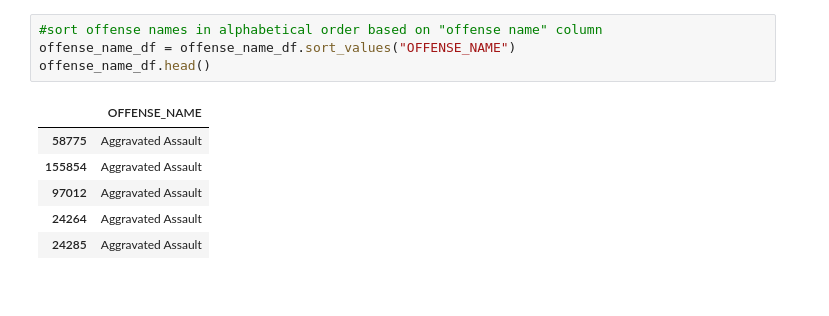
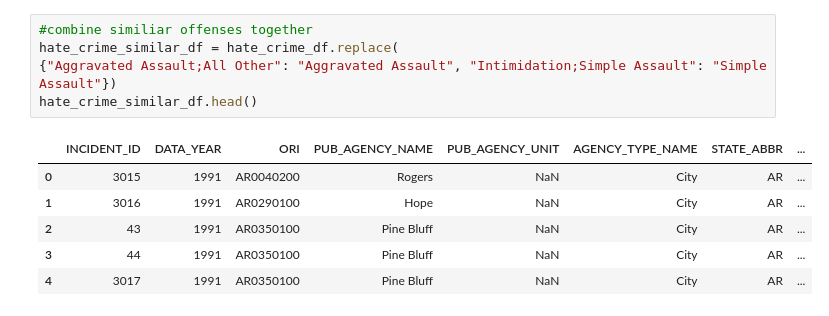
Before and after one commit to sjplaza/privateinvestigators, a Jupyter notebook: Most crimes(top 5).ipynb, the cells around one changed output. Drawn from its saved outputs; the diff is of its cells as text.

```diff
--- a/Most crimes(top 5).ipynb
+++ b/Most crimes(top 5).ipynb
@@ -115,11 +87,12 @@ Name: OFFENSE_NAME, Length: 332, dtype: int64
-# %%
-#sort offense names in alphabetical order based on "offense name" column
-offense_name_df = offense_name_df.sort_values("OFFENSE_NAME")
-offense_name_df.head()
-# %% [output]
-|  | OFFENSE_NAME |
-| 58775 | Aggravated Assault |
-| 155854 | Aggravated Assault |
-| 97012 | Aggravated Assault |
-| 24264 | Aggravated Assault |
-| 24285 | Aggravated Assault |
+# %%
+#combine similiar offenses together
+hate_crime_similar_df = hate_crime_df.replace(
+{"Aggravated Assault;All Other": "Aggravated Assault", "Intimidation;Simple Assault": "Simple Assault"})
+hate_crime_similar_df.head()
+# %% [output]
+|  | INCIDENT_ID | DATA_YEAR | ORI | PUB_AGENCY_NAME | PUB_AGENCY_UNIT | AGENCY_TYPE_NAME | STATE_ABBR | ... |
+| 0 | 3015 | 1991 | AR0040200 | Rogers | NaN | City | AR | ... |
+| 1 | 3016 | 1991 | AR0290100 | Hope | NaN | City | AR | ... |
+| 2 | 43 | 1991 | AR0350100 | Pine Bluff | NaN | City | AR | ... |
+| 3 | 44 | 1991 | AR0350100 | Pine Bluff | NaN | City | AR | ... |
+| 4 | 3017 | 1991 | AR0350100 | Pine Bluff | NaN | City | AR | ... |
```
Also changed, not shown: parts of 12 cells of this notebook, 2 other files.
